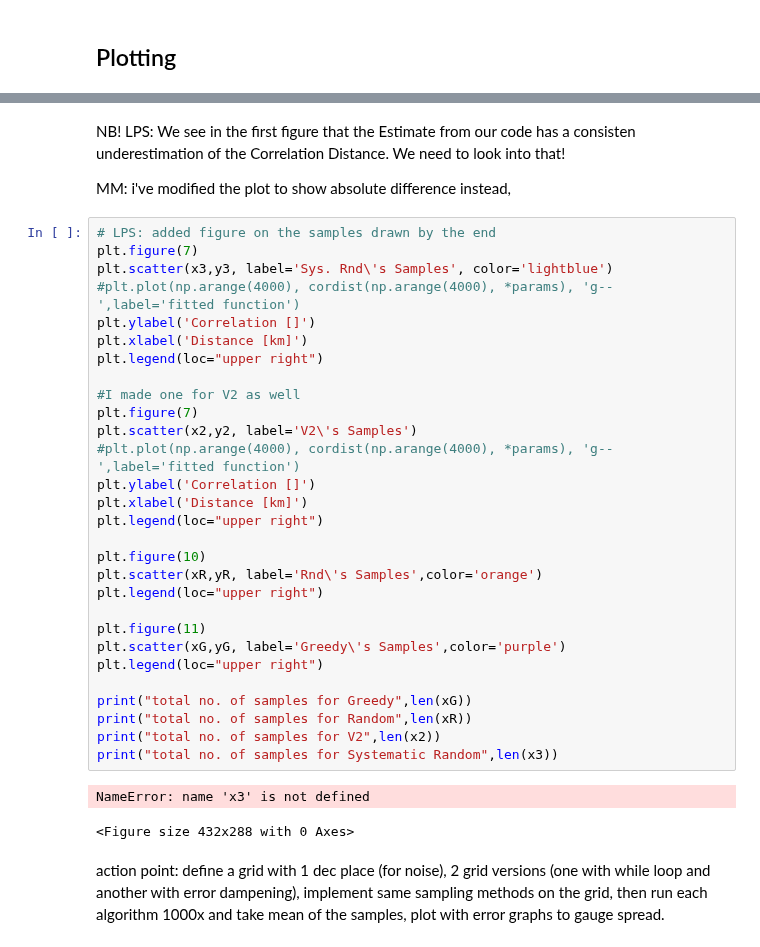
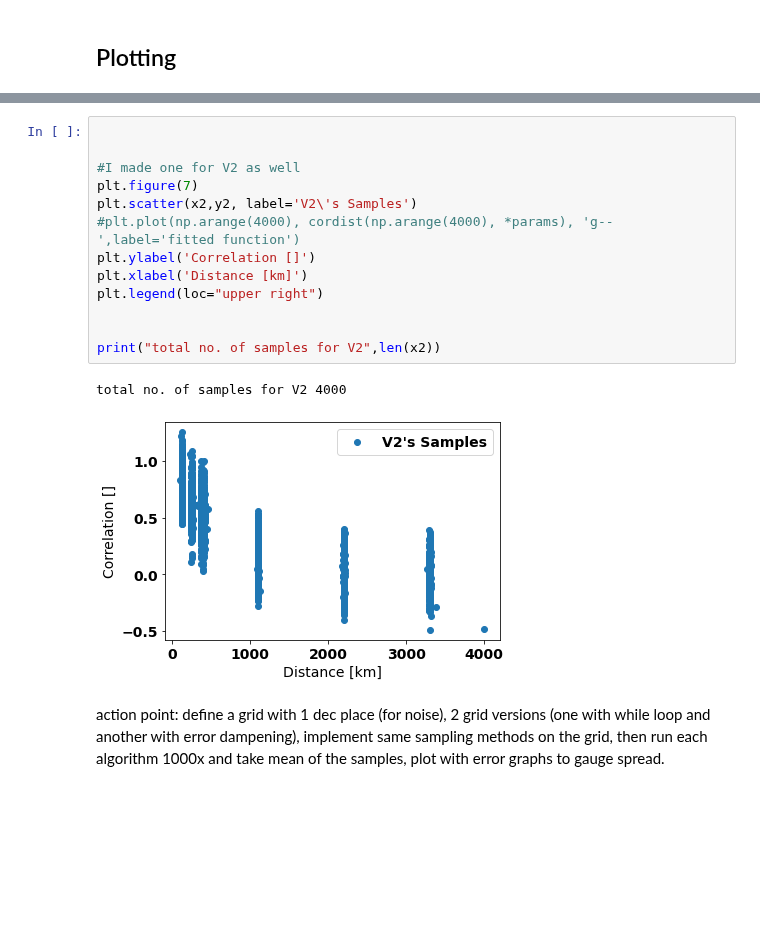
Before and after one commit to mustafa-majid-uu/curvefit_sampling, a Jupyter notebook: sampling_experiments.ipynb, the cells around one changed output, grey strips where cells are left out. Cells and saved outputs as stored; diff of their text form; blank space fills up the shorter version.

```diff
--- a/sampling_experiments.ipynb
+++ b/sampling_experiments.ipynb
@@ -282,39 +282,19 @@ error value: 0.15
 [figure]
-# %% [markdown]
-NB! LPS: We see in the first figure that the Estimate from our code has a consisten underestimation of the Correlation Distance. We need to look into that!
-
-MM: i've modified the plot to show absolute difference instead,
 # %%
-# LPS: added figure on the samples drawn by the end
-plt.figure(7)
-plt.scatter(x3,y3, label='Sys. Rnd\'s Samples', color='lightblue')
-#plt.plot(np.arange(4000), cordist(np.arange(4000), *params), 'g--',label='fitted function')
-plt.ylabel('Correlation []')
-plt.xlabel('Distance [km]')
-plt.legend(loc="upper right")
+
 
 #I made one for V2 as well
 plt.figure(7)
 plt.scatter(x2,y2, label='V2\'s Samples')
 #plt.plot(np.arange(4000), cordist(np.arange(4000), *params), 'g--',label='fitted function')
 plt.ylabel('Correlation []')
 plt.xlabel('Distance [km]')
 plt.legend(loc="upper right")
 
-plt.figure(10)
-plt.scatter(xR,yR, label='Rnd\'s Samples',color='orange')
-plt.legend(loc="upper right")
 
-plt.figure(11)
-plt.scatter(xG,yG, label='Greedy\'s Samples',color='purple')
-plt.legend(loc="upper right")
-
-print("total no. of samples for Greedy",len(xG))
-print("total no. of samples for Random",len(xR))
 print("total no. of samples for V2",len(x2))
-print("total no. of samples for Systematic Random",len(x3))
 # %% [output]
-NameError: name 'x3' is not defined
+total no. of samples for V2 4000
-<Figure size 432x288 with 0 Axes>
+[figure, added]
 # %% [markdown]
 action point: define a grid with 1 dec place (for noise), 2 grid versions (one with while loop and another with error dampening), implement same sampling methods on the grid, then run each algorithm 1000x and take mean of the samples, plot with error graphs to gauge spread.
```
Also changed, not shown: parts of 1 cell of this notebook.
